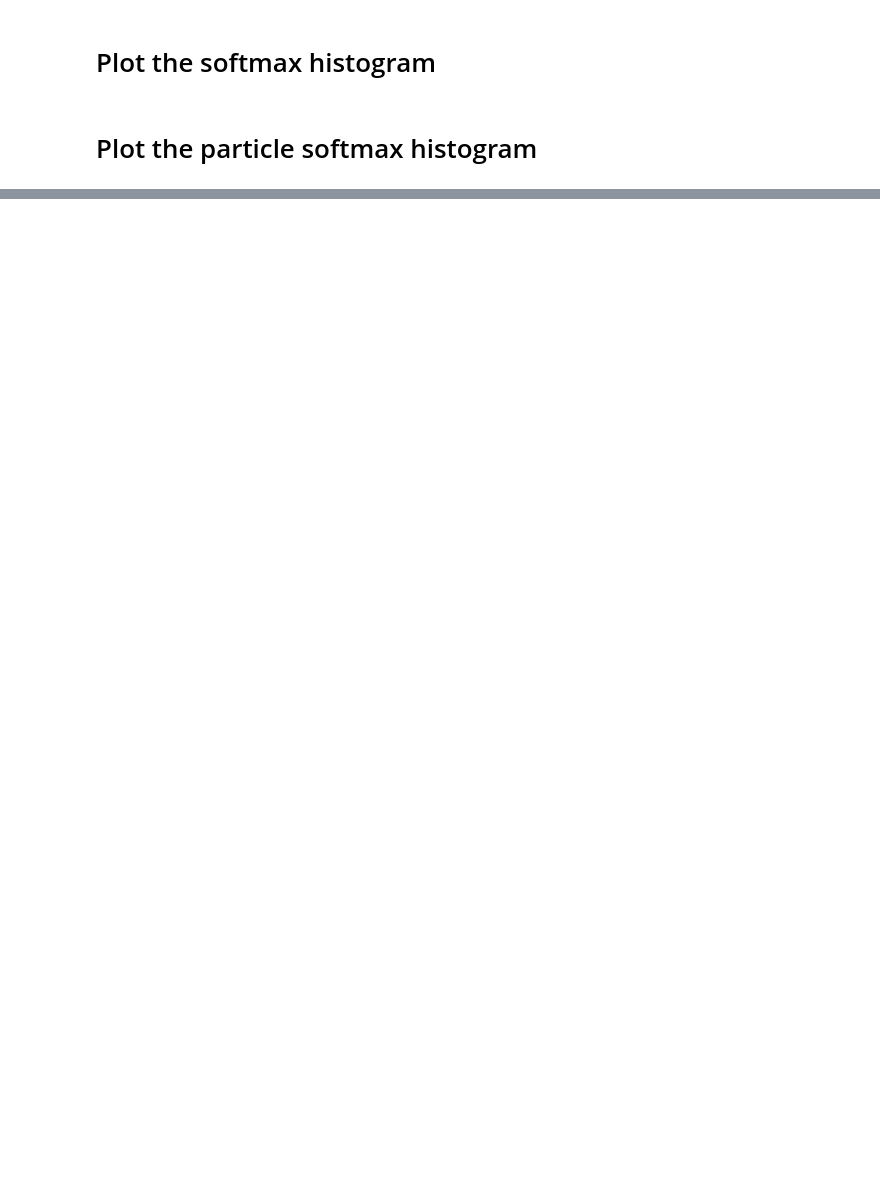
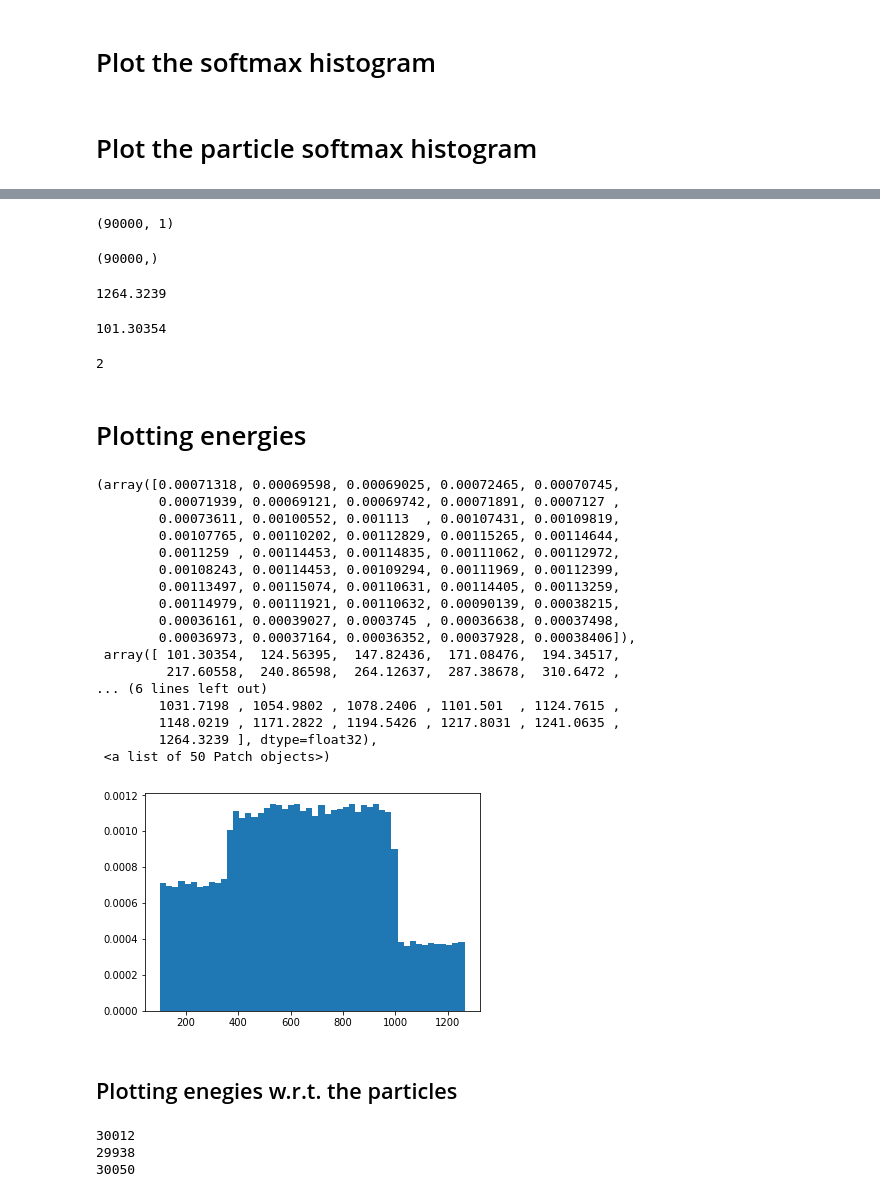
Before and after one commit to WatChMaL/CNN, a Jupyter notebook: postprocessing/scratch_nb_2.ipynb, the cells around one changed output, grey strips where cells are left out. Cells and saved outputs as stored; diff of their text form; code cells hidden in the pictures; blank space fills up the shorter version.

Commit message:
Saving visualizations work 3

```diff
--- a/postprocessing/scratch_nb_2.ipynb
+++ b/postprocessing/scratch_nb_2.ipynb
@@ -14,3 +10,10 @@ prediction5 = np.load("prediction5.npy")
+# %%
+run = 7
+# %%
+softmaxes = np.load("softmax" + str(run) + ".npy")
+labels = np.load("labels" + str(run) + ".npy")
+predictions = np.load("predictions" + str(run) + ".npy")
+energies = np.load("energies" + str(run) + ".npy")
 # %%
 label_dict_1 = {"gamma":0, "e":1}
 label_dict_2 = {"gamma":0, "mu":2}
@@ -53,0 +57,47 @@ plot_ROC_curve(softmax5, label5, class_dict={"gamma":0, "e":1, "mu":2})
+# %%
+energies = energies.reshape(energies.shape[0]*energies.shape[1], -1)
+print(energies.shape)
+# %% [output]
+(90000, 1)
+# %%
+print(labels.shape)
+# %% [output]
+(90000,)
+# %%
+print(np.amax(energies))
+# %% [output]
+1264.3239
+# %%
+print(np.amin(energies))
+# %% [output]
+101.30354
+# %%
+print(np.amax(labels))
+# %% [output]
+2
+# %% [markdown]
+# Plotting energies
+# %%
+import matplotlib.pyplot as plt
+plt.hist(energies, bins=50, density=True)
+# %% [output]
+(array([0.00071318, 0.00069598, 0.00069025, 0.00072465, 0.00070745,
+        0.00071939, 0.00069121, 0.00069742, 0.00071891, 0.0007127 ,
+        0.00073611, 0.00100552, 0.001113  , 0.00107431, 0.00109819,
+        0.00107765, 0.00110202, 0.00112829, 0.00115265, 0.00114644,
+        0.0011259 , 0.00114453, 0.00114835, 0.00111062, 0.00112972,
+        0.00108243, 0.00114453, 0.00109294, 0.00111969, 0.00112399,
+        0.00113497, 0.00115074, 0.00110631, 0.00114405, 0.00113259,
+        0.00114979, 0.00111921, 0.00110632, 0.00090139, 0.00038215,
+        0.00036161, 0.00039027, 0.0003745 , 0.00036638, 0.00037498,
+        0.00036973, 0.00037164, 0.00036352, 0.00037928, 0.00038406]),
+ array([ 101.30354,  124.56395,  147.82436,  171.08476,  194.34517,
+         217.60558,  240.86598,  264.12637,  287.38678,  310.6472 ,
+... (6 lines left out)
+        1031.7198 , 1054.9802 , 1078.2406 , 1101.501  , 1124.7615 ,
+        1148.0219 , 1171.2822 , 1194.5426 , 1217.8031 , 1241.0635 ,
+        1264.3239 ], dtype=float32),
+ <a list of 50 Patch objects>)
+[figure, added]
+# %% [markdown]
+## Plotting enegies w.r.t. the particles
@@ -53,0 +108,7 @@ plot_ROC_curve(softmax5, label5, class_dict={"gamma":0, "e":1, "mu":2})
+# %%
+for label in energies_dict.keys():
+    print(len(energies_dict[label]))
+# %% [output]
+30012
+29938
+30050
```
Also changed, not shown: parts of 29 cells of this notebook, 14 other files.
